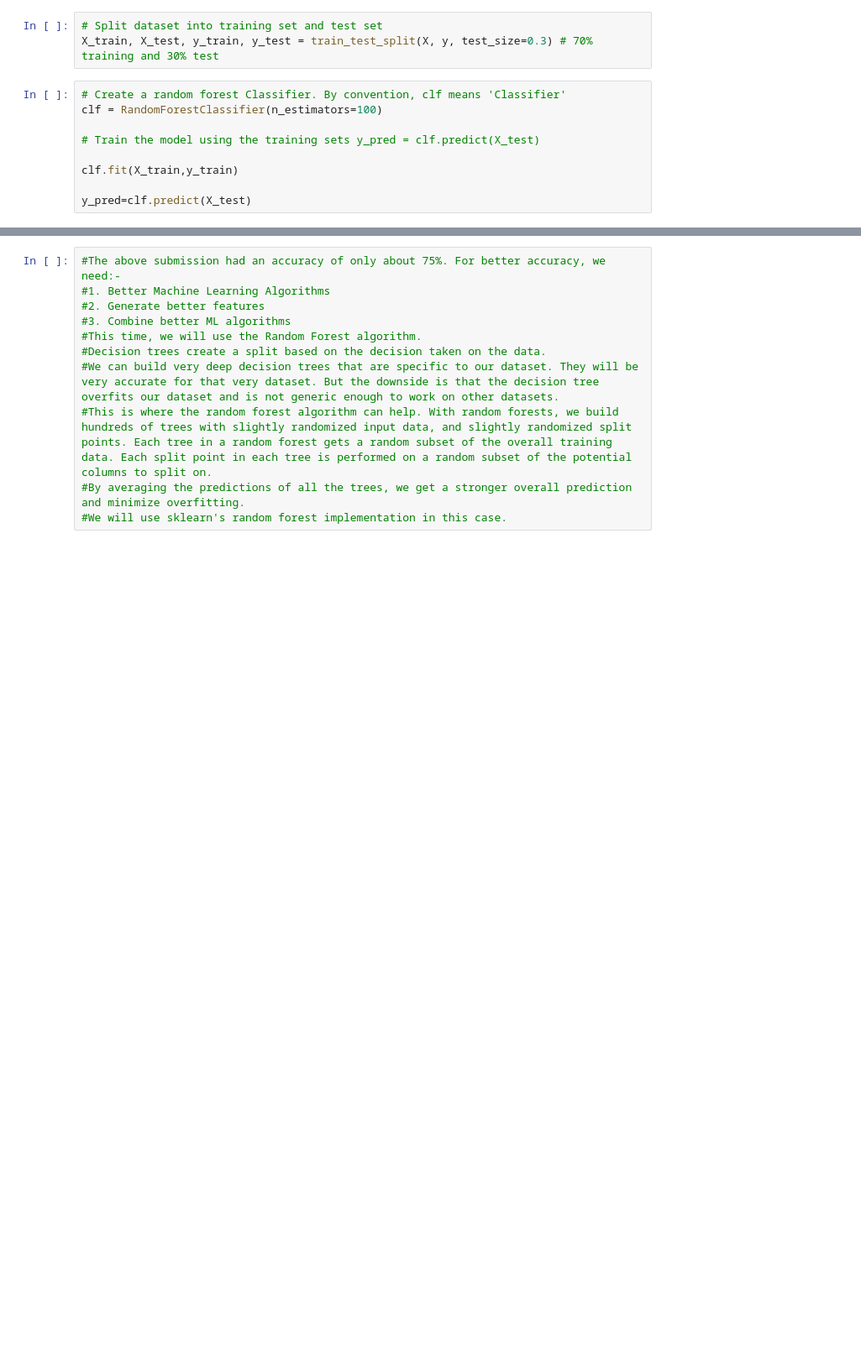
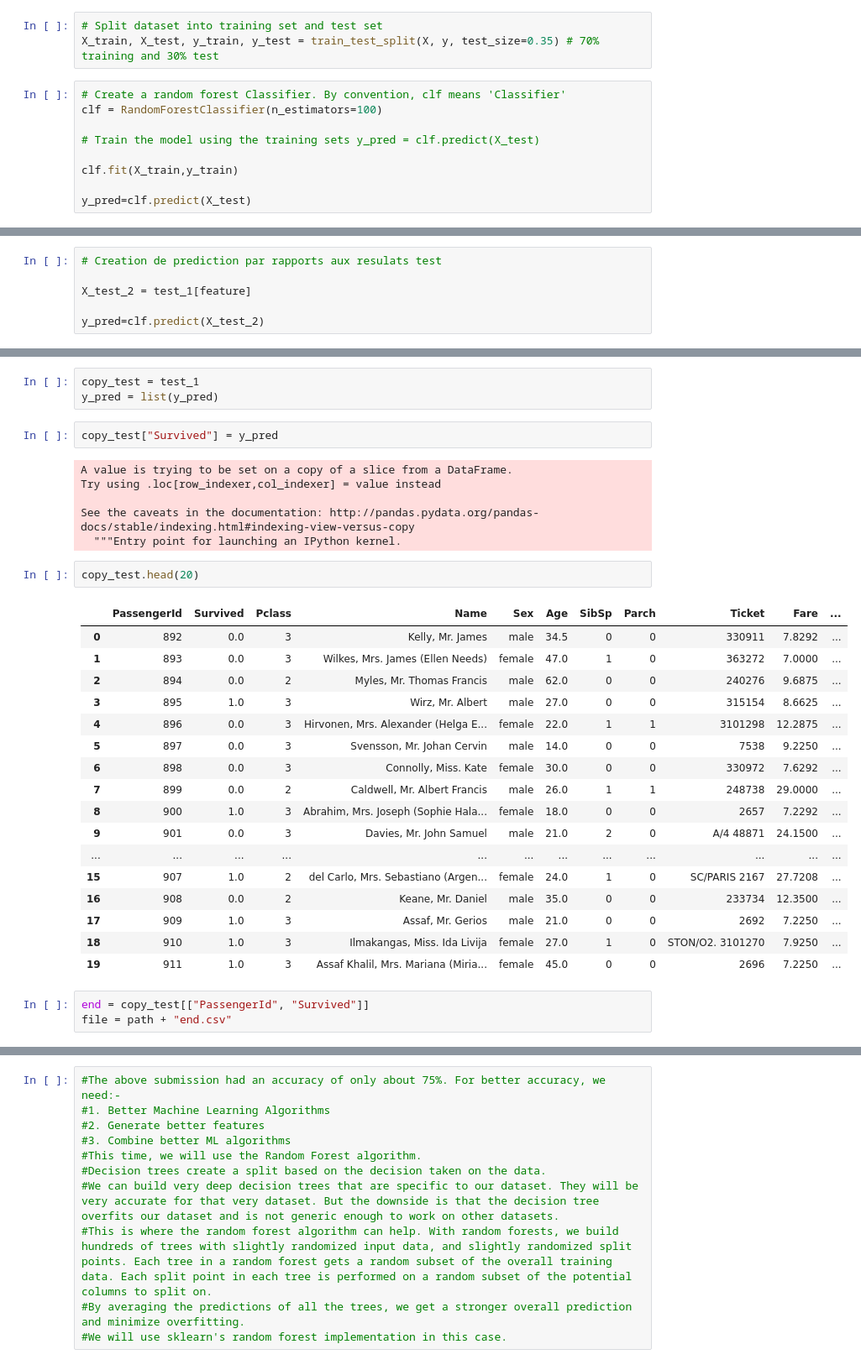
Before and after one commit to Kaiiim/kaggle-titanic, a Jupyter notebook: Titanic-v1.ipynb, the cells around one changed output, grey strips where cells are left out. Shown at 84% size. Cells and saved outputs as stored; diff of their text form; blank space fills up the shorter version.

```diff
--- a/Titanic-v1.ipynb
+++ b/Titanic-v1.ipynb
@@ -799,6 +821,6 @@ y=train['Survived']
 # %%
 # Split dataset into training set and test set
-X_train, X_test, y_train, y_test = train_test_split(X, y, test_size=0.3) # 70% training and 30% test
+X_train, X_test, y_train, y_test = train_test_split(X, y, test_size=0.35) # 70% training and 30% test
 # %%
 # Create a random forest Classifier. By convention, clf means 'Classifier'
 clf = RandomForestClassifier(n_estimators=100)
@@ -851,0 +840,6 @@ train[feature].head(10)
+# %%
+# Creation de prediction par rapports aux resulats test
+
+X_test_2 = test_1[feature]
+
+y_pred=clf.predict(X_test_2)
@@ -851,0 +869,34 @@ train[feature].head(10)
+# %%
+copy_test = test_1
+y_pred = list(y_pred)
+# %%
+copy_test["Survived"] = y_pred
+# %% [output]
+A value is trying to be set on a copy of a slice from a DataFrame.
+Try using .loc[row_indexer,col_indexer] = value instead
+
+See the caveats in the documentation: http://pandas.pydata.org/pandas-docs/stable/indexing.html#indexing-view-versus-copy
+  """Entry point for launching an IPython kernel.
+# %%
+copy_test.head(20)
+# %% [output]
+|  | PassengerId | Survived | Pclass | Name | Sex | Age | SibSp | Parch | Ticket | Fare | ... |
+| 0 | 892 | 0.0 | 3 | Kelly, Mr. James | male | 34.5 | 0 | 0 | 330911 | 7.8292 | ... |
+| 1 | 893 | 0.0 | 3 | Wilkes, Mrs. James (Ellen Needs) | female | 47.0 | 1 | 0 | 363272 | 7.0000 | ... |
+| 2 | 894 | 0.0 | 2 | Myles, Mr. Thomas Francis | male | 62.0 | 0 | 0 | 240276 | 9.6875 | ... |
+| 3 | 895 | 1.0 | 3 | Wirz, Mr. Albert | male | 27.0 | 0 | 0 | 315154 | 8.6625 | ... |
+| 4 | 896 | 0.0 | 3 | Hirvonen, Mrs. Alexander (Helga E... | female | 22.0 | 1 | 1 | 3101298 | 12.2875 | ... |
+| 5 | 897 | 0.0 | 3 | Svensson, Mr. Johan Cervin | male | 14.0 | 0 | 0 | 7538 | 9.2250 | ... |
+| 6 | 898 | 0.0 | 3 | Connolly, Miss. Kate | female | 30.0 | 0 | 0 | 330972 | 7.6292 | ... |
+| 7 | 899 | 0.0 | 2 | Caldwell, Mr. Albert Francis | male | 26.0 | 1 | 1 | 248738 | 29.0000 | ... |
+| 8 | 900 | 1.0 | 3 | Abrahim, Mrs. Joseph (Sophie Hala... | female | 18.0 | 0 | 0 | 2657 | 7.2292 | ... |
+| 9 | 901 | 0.0 | 3 | Davies, Mr. John Samuel | male | 21.0 | 2 | 0 | A/4 48871 | 24.1500 | ... |
+| ... | ... | ... | ... | ... | ... | ... | ... | ... | ... | ... | ... |
+| 15 | 907 | 1.0 | 2 | del Carlo, Mrs. Sebastiano (Argen... | female | 24.0 | 1 | 0 | SC/PARIS 2167 | 27.7208 | ... |
+| 16 | 908 | 0.0 | 2 | Keane, Mr. Daniel | male | 35.0 | 0 | 0 | 233734 | 12.3500 | ... |
+| 17 | 909 | 1.0 | 3 | Assaf, Mr. Gerios | male | 21.0 | 0 | 0 | 2692 | 7.2250 | ... |
+| 18 | 910 | 1.0 | 3 | Ilmakangas, Miss. Ida Livija | female | 27.0 | 1 | 0 | STON/O2. 3101270 | 7.9250 | ... |
+| 19 | 911 | 1.0 | 3 | Assaf Khalil, Mrs. Mariana (Miria... | female | 45.0 | 0 | 0 | 2696 | 7.2250 | ... |
+# %%
+end = copy_test[["PassengerId", "Survived"]]
+file = path + "end.csv"
```
Also changed, not shown: parts of 19 cells of this notebook, 1 other file.
